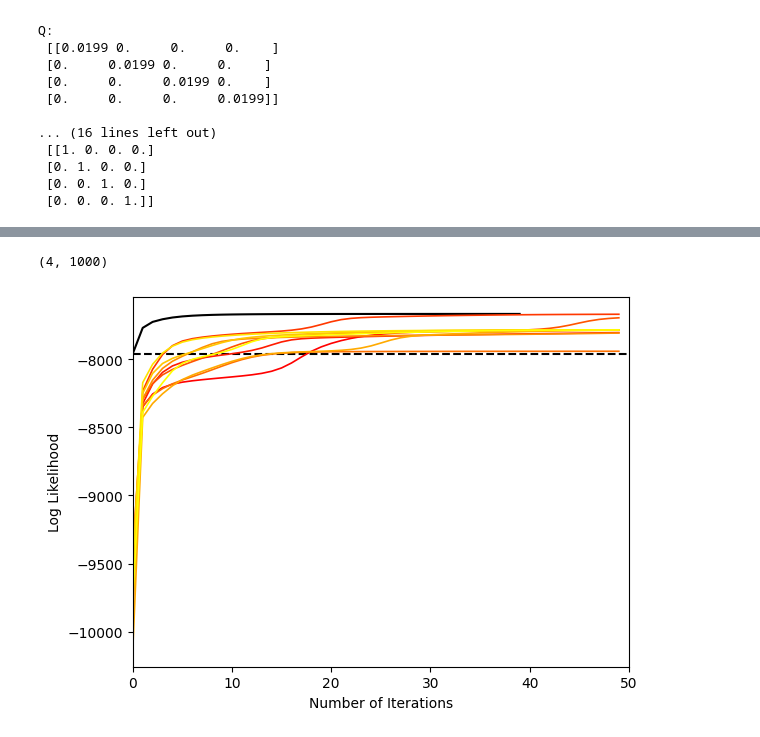
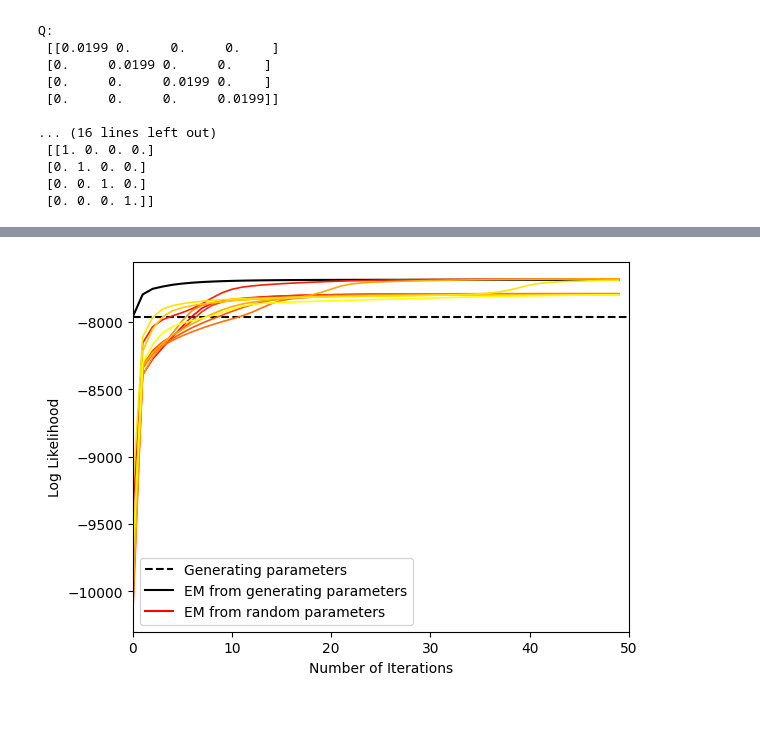
Before and after one commit to shr1ram/msc_csml, a Jupyter notebook: Probabilistic_and_Unsupervised_Learning/question_4.ipynb, the cells around one changed output, grey strips where cells are left out. Saved outputs shown, nothing was run; the diff lists cells and outputs as text; code cells hidden in the pictures.

```diff
--- a/Probabilistic_and_Unsupervised_Learning/question_4.ipynb
+++ b/Probabilistic_and_Unsupervised_Learning/question_4.ipynb
@@ -27,8 +27,8 @@ C = np.array([
 
 R = np.eye(C.shape[0])
 
-Y0 = np.zeros(4)
 Q0 = np.eye(4)
+Y0 = np.random.multivariate_normal(np.zeros((4)), Q0).T
 
 print("A:\n", A, "\n")
 print("Q:\n", Q, "\n")
@@ -86,8 +86,4 @@ plt.show()
 [figure]
-# %%
-Y_filt.shape
-# %% [output]
-(4, 1000)
 # %%
 def compute_expectations(Y_t, V_t, Vj_t):
     """
@@ -128,7 +124,7 @@ def update_A(E_yyprevT, E_yyT):
     E_yyT
     A_new
     """
-    A_new = np.sum(E_yyprevT, axis = 0) @ np.linalg.inv(np.sum(E_yyT, axis = 0))
+    A_new = np.sum(E_yyprevT, axis = 0) @ np.linalg.inv(np.sum(E_yyT[:-1, :, :], axis = 0))
     return A_new
 
 def update_Q(E_yyT, E_yyprevT, A_new, T):
@@ -139,13 +135,12 @@ def update_Q(E_yyT, E_yyprevT, A_new, T):
     T
     Q_new
     """
-    Q_new = (np.sum(E_yyT, axis = 0) - (np.sum(E_yyprevT, axis = 0)@A_new.T))/(T-1)
+    Q_new = (np.sum(E_yyT[1:, :, :], axis = 0) - (np.sum(E_yyprevT, axis = 0)@A_new.T))/(T-1)
     return Q_new
 
 
 def e_step(X_t, Y_t, Q_t, A, Q, C, R):
     """
-    SHOULD RUN_SSM_KALMAN BE HERE???
     """
     Y_t,V_t,Vj_t,L_t = run_ssm_kalman(X_t.T,Y_t,Q_t,A,Q,C,R,'smooth')
     E_y, E_yyT, E_yyprevT = compute_expectations(Y_t, V_t, Vj_t)
@@ -172,12 +167,14 @@ def batch_em_run(X_t, init_vals, max_iter=50, tol=1e-100):
     i = 0
     Y_t = np.reshape(init_vals['Y0'], (1, 4))
     V_t = np.reshape(init_vals['Q0'], (1, 4, 4))
+    Y0 = Y_t[0,:] # we don't estimate Y0 and Q0, assume they are known a priori
+    Q0 = V_t[0,:,:]
     A = init_vals['A']
     Q = init_vals['Q']
     C = init_vals['C']
     R = init_vals['R']
-    while i<max_iter and delta>tol:
-        E_y, E_yyT, E_yyprevT, Y_t, V_t, Vj_t, L_t = e_step(X_t, Y_t[0,:], V_t[0,:,:], A, Q, C, R)
+    while i<max_iter: # and delta>tol:
+        E_y, E_yyT, E_yyprevT, Y_t, V_t, Vj_t, L_t = e_step(X_t, Y0, Q0, A, Q, C, R)
         A, Q, C, R = m_step(X_t, E_y, E_yyT, E_yyprevT)
         total_l = np.sum(L_t, axis = 0)
         delta = total_l - total_l_prev
@@ -213,11 +210,6 @@ def initialise_params(setting='real'):
         A = np.random.rand(4, 4)
         C = np.random.rand(5, 4)
 
-        # Q = np.random.rand(4, 4)
-        # Q = Q@Q.T
-        # R = np.random.rand(5, 5)
-        # R = R@R.T
-
         Q = np.eye(4)
         R = np.eye(5)
 
@@ -232,8 +224,10 @@ plt.figure()
 
 
 X = np.loadtxt('ssm_spins.txt')
-Y0 = np.zeros(4)
+
 Q0 = np.eye(4)
+Y0 = np.random.multivariate_normal(np.zeros((4)), Q0).T
+
 A, Q, C, R = initialise_params('real')
 init_vals = {'Y0':Y0,
              'Q0':Q0,
@@ -244,47 +238,49 @@ init_vals = {'Y0':Y0,
              }
 
 Y_smooth,V_smooth,Vj_smooth,L_smooth = run_ssm_kalman(X.T,Y0,Q0,A,Q,C,R,'smooth')
-plt.axhline(np.sum(L_smooth, axis = 0), c='k', linestyle='--')
-A_ssid = A
-Q_ssid = Q
-C_ssid = C
-R_ssid = R
-
-A, Q, C, R, l_history = batch_em_run(X, init_vals)
-plt.plot(l_history, c='k')
+plt.axhline(np.sum(L_smooth, axis = 0), c='k', linestyle='--', label='Generating parameters')
 A_real = A
 Q_real = Q
 C_real = C
 R_real = R
 
+A, Q, C, R, l_history = batch_em_run(X, init_vals)
+plt.plot(l_history, c='k', label='EM from generating parameters')
+A_real_em = A
+Q_real_em = Q
+C_real_em = C
+R_real_em = R
+
 A_rand = []
 Q_rand = []
 C_rand = []
 R_rand = []
-for seed in range(n_repeats):
+for repeat in range(n_repeats):
     X = np.loadtxt('ssm_spins.txt')
-    Y0 = np.zeros(4)
     Q0 = np.eye(4)
+    Y0 = np.random.multivariate_normal(np.zeros((4)), Q0).T
     A, Q, C, R = initialise_params('random')
     init_vals = {'Y0':Y0,
                 'Q0':Q0,
                 'A':A,
                 'Q':Q,
                 'C':C,
                 'R':R,
                 }
 
     A, Q, C, R, l_history = batch_em_run(X, init_vals)
-    color = plt.cm.autumn(seed / (n_repeats - 1))
+    color = plt.cm.autumn(repeat / (n_repeats - 1))
     plt.plot(l_history, c=color, linewidth=1.2)
     A_rand += [A]
     Q_rand += [Q]
     C_rand += [C]
     R_rand += [R]
 plt.ylabel('Log Likelihood')
 plt.xlabel('Number of Iterations')
 plt.xlim(0, 50)
+plt.plot(0,-8000, c='r', label='EM from random parameters') # just to add an additional legend entry
+plt.legend()
 plt.show()
 # %% [output]
-[figure, old version]
+[figure, new version]
 # %%
```
Also changed, not shown: parts of 4 cells of this notebook, 34 other files.
